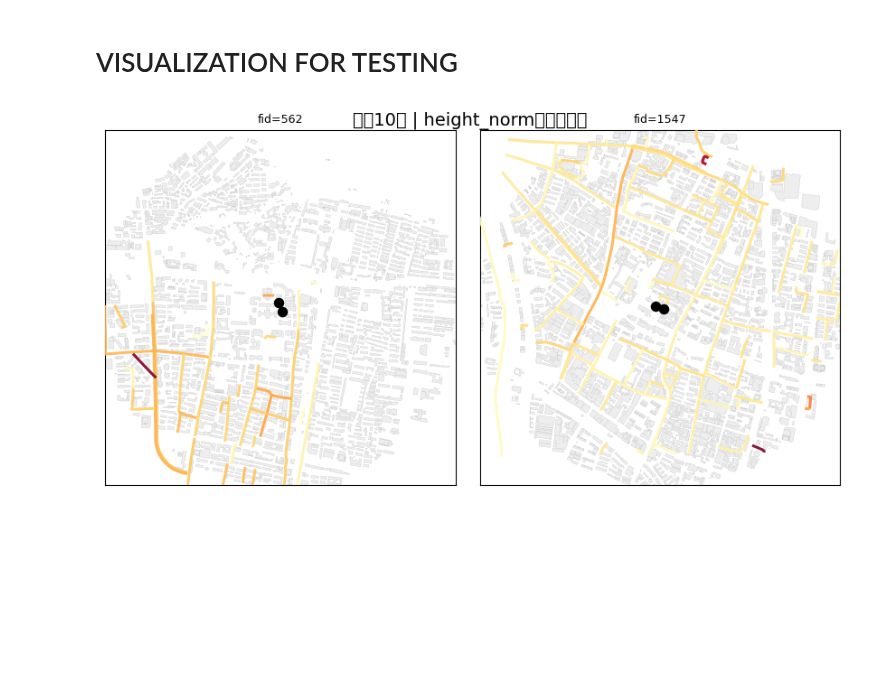
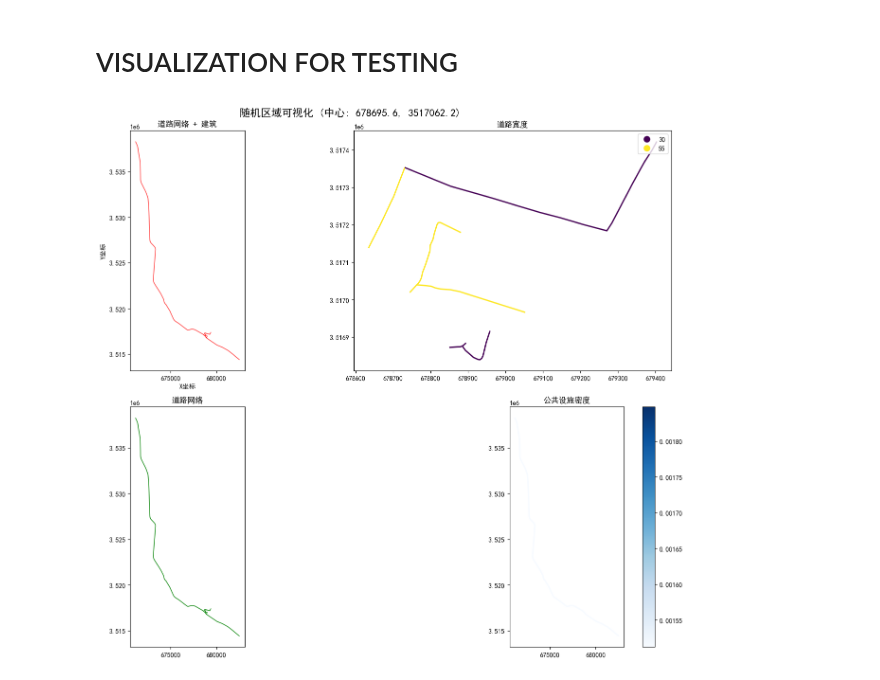
Before and after one commit to Lylll9436/UrbanStreetGNN, a Jupyter notebook: Visualization.ipynb, the cells around one changed output. Drawn from its saved outputs; the diff is of its cells as text; code cells hidden in the pictures; blank space fills up the shorter version.

```diff
--- a/Visualization.ipynb
+++ b/Visualization.ipynb
@@ -1,5 +1,102 @@
 # %% [markdown]
 # VISUALIZATION FOR TESTING
 # %%
+import geopandas as gpd
+import matplotlib.pyplot as plt
+import numpy as np
+from shapely.geometry import box
+import random
+
+# 设置中文字体
+plt.rcParams['font.sans-serif'] = ['SimHei']
+plt.rcParams['axes.unicode_minus'] = False
+
+def visualize_random_area(street_data, building_data, size=500):
+    """
+    随机截取指定大小的区域并可视化
+    """
+    # 获取整个数据集的边界
+    bounds = street_data.total_bounds
+
+    # 随机选择一个中心点
+    center_x = random.uniform(bounds[0], bounds[2])
+    center_y = random.uniform(bounds[1], bounds[3])
+
+    # 创建500x500米的边界框
+    half_size = size / 2
+    bbox = box(center_x - half_size, center_y - half_size,
+               center_x + half_size, center_y + half_size)
+
+    # 截取道路数据
+    street_clip = street_data[street_data.geometry.intersects(bbox)]
+
+    # 截取建筑数据
+    building_clip = building_data[building_data.geometry.intersects(bbox)]
+
+    # 创建子图
+    fig, axes = plt.subplots(2, 2, figsize=(15, 12))
+    fig.suptitle(f'随机区域可视化 (中心: {center_x:.1f}, {center_y:.1f})', fontsize=16)
+
+    # 1. 道路网络
+    ax1 = axes[0, 0]
+    street_clip.plot(ax=ax1, color='red', linewidth=1, alpha=0.8)
+    building_clip.plot(ax=ax1, color='gray', alpha=0.6)
+    ax1.set_title('道路网络 + 建筑')
+    ax1.set_xlabel('X坐标')
+    ax1.set_ylabel('Y坐标')
+
+    # 2. 道路宽度可视化
+    ax2 = axes[0, 1]
+    if 'width' in street_clip.columns:
+        street_clip.plot(column='width', ax=ax2, cmap='viridis',
+                        legend=True, linewidth=2)
+        ax2.set_title('道路宽度')
+    else:
+        street_clip.plot(ax=ax2, color='blue', linewidth=1)
+        ax2.set_title('道路网络')
+    building_clip.plot(ax=ax2, color='lightgray', alpha=0.3)
+
+    # 3. POI密度可视化
+    ax3 = axes[1, 0]
+    if 'count' in street_clip.columns:
+        street_clip.plot(column='count', ax=ax3, cmap='Reds',
+                        legend=True, linewidth=2)
+        ax3.set_title('POI密度')
+    else:
+        street_clip.plot(ax=ax3, color='green', linewidth=1)
+        ax3.set_title('道路网络')
+    building_clip.plot(ax=ax3, color='lightgray', alpha=0.3)
+
+    # 4. 综合特征可视化
+    ax4 = axes[1, 1]
+    if 'public_den' in street_clip.columns:
+        street_clip.plot(column='public_den', ax=ax4, cmap='Blues',
+                        legend=True, linewidth=2)
+        ax4.set_title('公共设施密度')
+    else:
+        street_clip.plot(ax=ax4, color='purple', linewidth=1)
+        ax4.set_title('道路网络')
+    building_clip.plot(ax=ax4, color='lightgray', alpha=0.3)
+
+    # 调整布局
+    plt.tight_layout()
+    plt.show()
+
+    # 打印统计信息
+    print(f"截取区域统计:")
+    print(f"道路段数量: {len(street_clip)}")
+    print(f"建筑数量: {len(building_clip)}")
+    if 'count' in street_clip.columns:
+        print(f"POI密度范围: {street_clip['count'].min():.2f} - {street_clip['count'].max():.2f}")
+    if 'width' in street_clip.columns:
+        print(f"道路宽度范围: {street_clip['width'].min():.2f} - {street_clip['width'].max():.2f}")
+
+# 使用示例
+# 假设你已经加载了数据
+street_data = gpd.read_file('data_for_test/Street.geojson')
+building_data = gpd.read_file('data_for_test/meters_data/building_meters.shp')
+
+# 调用函数
+visualize_random_area(street_data, building_data, size=500)
 # %% [output]
-[figure, old version]
+[figure, new version]
```
Also changed, not shown: parts of 2 cells of this notebook, 24 other files.
